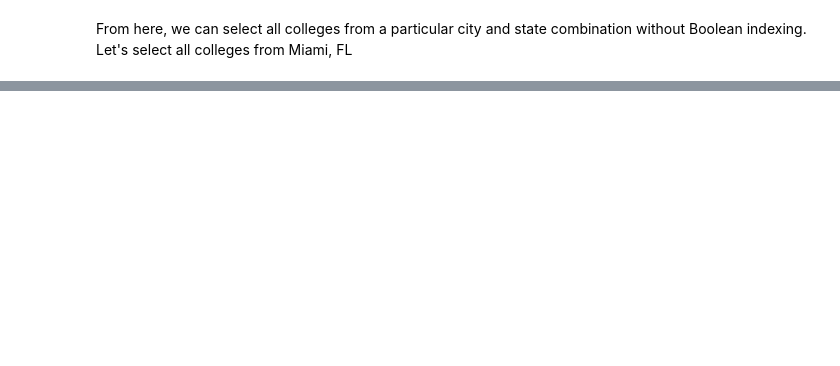
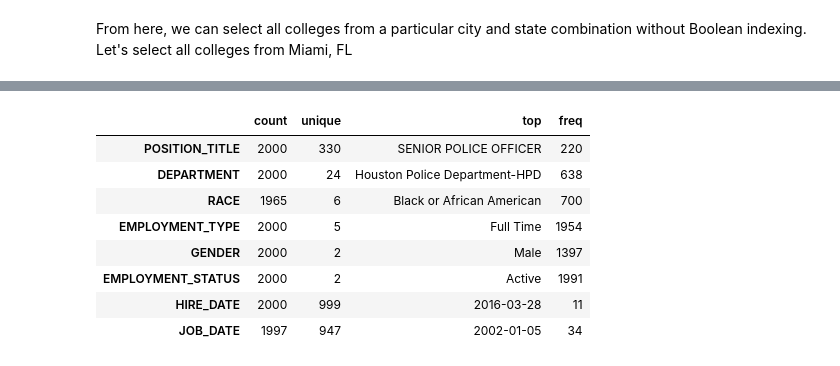
Before and after one commit to dajebbar/python-pract, a Jupyter notebook: work/data_analysis/pandas_cookbook_1.x/ch07/c7_code.ipynb, the cells around one changed output, grey strips where cells are left out. Saved outputs shown, nothing was run; the diff lists cells and outputs as text; code cells hidden in the pictures; blank space fills up the shorter version.

```diff
--- a/work/data_analysis/pandas_cookbook_1.x/ch07/c7_code.ipynb
+++ b/work/data_analysis/pandas_cookbook_1.x/ch07/c7_code.ipynb
@@ -496,0 +516,12 @@ college.loc['Miami, FL'].head()
+# %%
+employee.describe(include='object').T
+# %% [output]
+|  | count | unique | top | freq |
+| POSITION_TITLE | 2000 | 330 | SENIOR POLICE OFFICER | 220 |
+| DEPARTMENT | 2000 | 24 | Houston Police Department-HPD | 638 |
+| RACE | 1965 | 6 | Black or African American | 700 |
+| EMPLOYMENT_TYPE | 2000 | 5 | Full Time | 1954 |
+| GENDER | 2000 | 2 | Male | 1397 |
+| EMPLOYMENT_STATUS | 2000 | 2 | Active | 1991 |
+| HIRE_DATE | 2000 | 999 | 2016-03-28 | 11 |
+| JOB_DATE | 1997 | 947 | 2002-01-05 | 34 |
```
Also changed, not shown: parts of 12 cells of this notebook.
